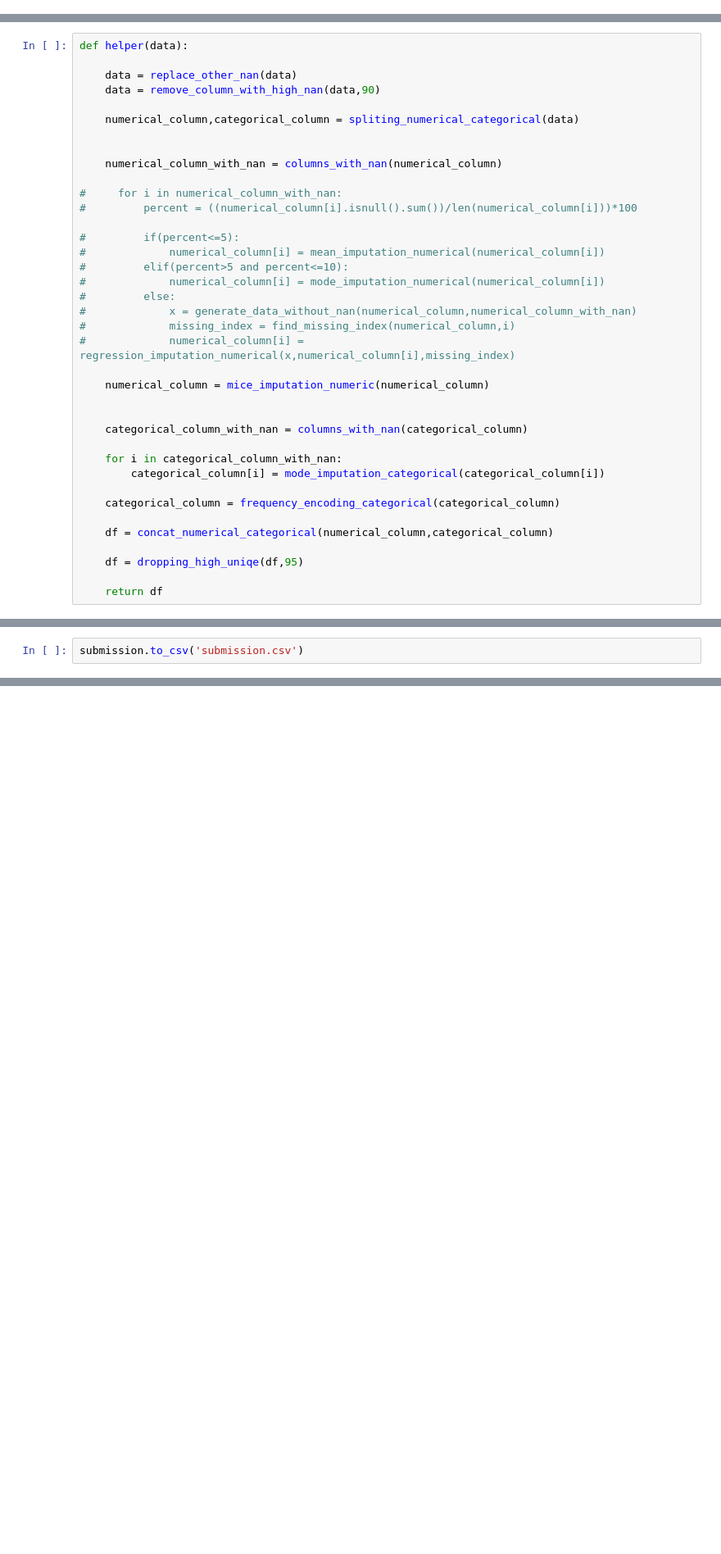
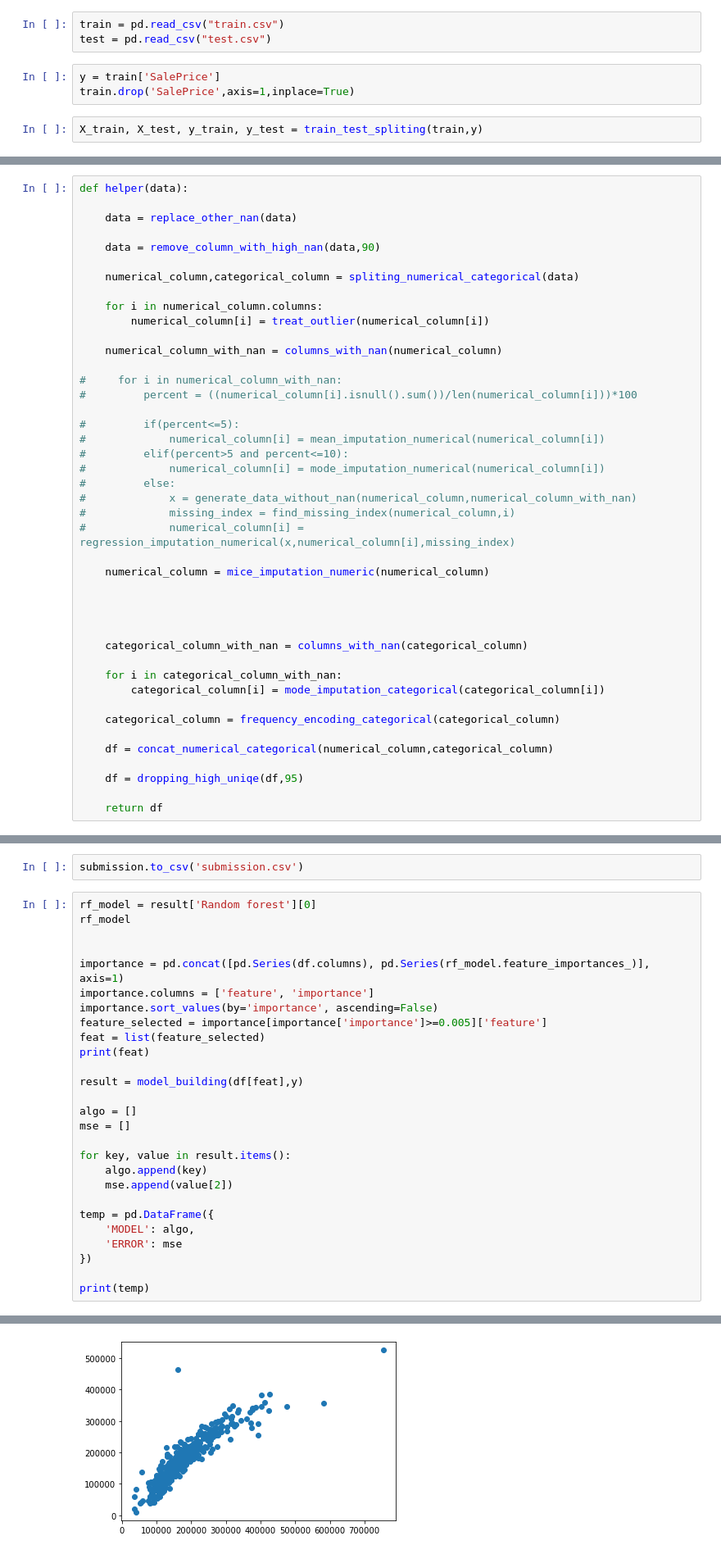
Before and after one commit to prithivi1/ML_HOUSE_PRICE_PREDICTION, a Jupyter notebook: AUTO_ML.ipynb, the cells around one changed output, grey strips where cells are left out. Shown at 82% size. Drawn from its saved outputs; the diff is of its cells as text; blank space fills up the shorter version.

```diff
--- a/AUTO_ML.ipynb
+++ b/AUTO_ML.ipynb
@@ -206,0 +247,8 @@ def xgBoost_model(X_train, X_test, y_train, y_test):
+# %%
+train = pd.read_csv("train.csv")
+test = pd.read_csv("test.csv")
+# %%
+y = train['SalePrice']
+train.drop('SalePrice',axis=1,inplace=True)
+# %%
+X_train, X_test, y_train, y_test = train_test_spliting(train,y)
@@ -208,10 +267,13 @@ def xgBoost_model(X_train, X_test, y_train, y_test):
 def helper(data):
 
     data = replace_other_nan(data)
+
     data = remove_column_with_high_nan(data,90)
 
     numerical_column,categorical_column = spliting_numerical_categorical(data)
 
+    for i in numerical_column.columns:
+        numerical_column[i] = treat_outlier(numerical_column[i])
 
     numerical_column_with_nan = columns_with_nan(numerical_column)
 
@@ -230,6 +292,8 @@ def helper(data):
     numerical_column = mice_imputation_numeric(numerical_column)
 
 
+
+
     categorical_column_with_nan = columns_with_nan(categorical_column)
 
     for i in categorical_column_with_nan:
@@ -316,3 +396,31 @@ submission = pd.DataFrame({
     })
 # %%
 submission.to_csv('submission.csv')
+# %%
+rf_model = result['Random forest'][0]
+rf_model
+
+
+importance = pd.concat([pd.Series(df.columns), pd.Series(rf_model.feature_importances_)], axis=1)
+importance.columns = ['feature', 'importance']
+importance.sort_values(by='importance', ascending=False)
+feature_selected = importance[importance['importance']>=0.005]['feature']
+feat = list(feature_selected)
+print(feat)
+
+result = model_building(df[feat],y)
+
+algo = []
+mse = []
+
+for key, value in result.items():
+    algo.append(key)
+    mse.append(value[2])
+
+temp = pd.DataFrame({
+    'MODEL': algo,
+    'ERROR': mse
+})
+
+print(temp)
+# %% [output]
@@ -318,0 +429 @@ submission.to_csv('submission.csv')
+[figure, added]
```
Also changed, not shown: parts of 21 cells of this notebook, 28 other files.
